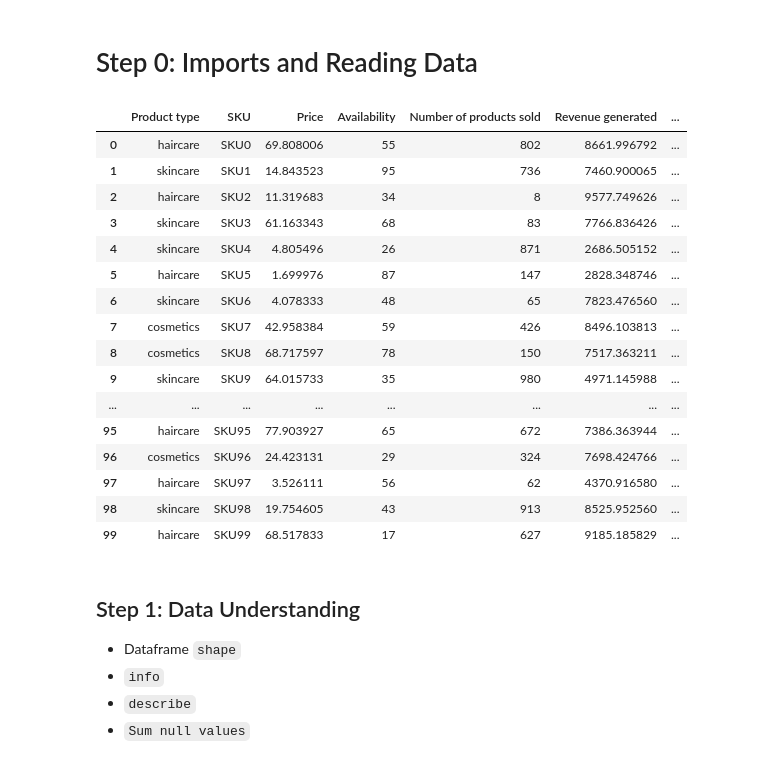
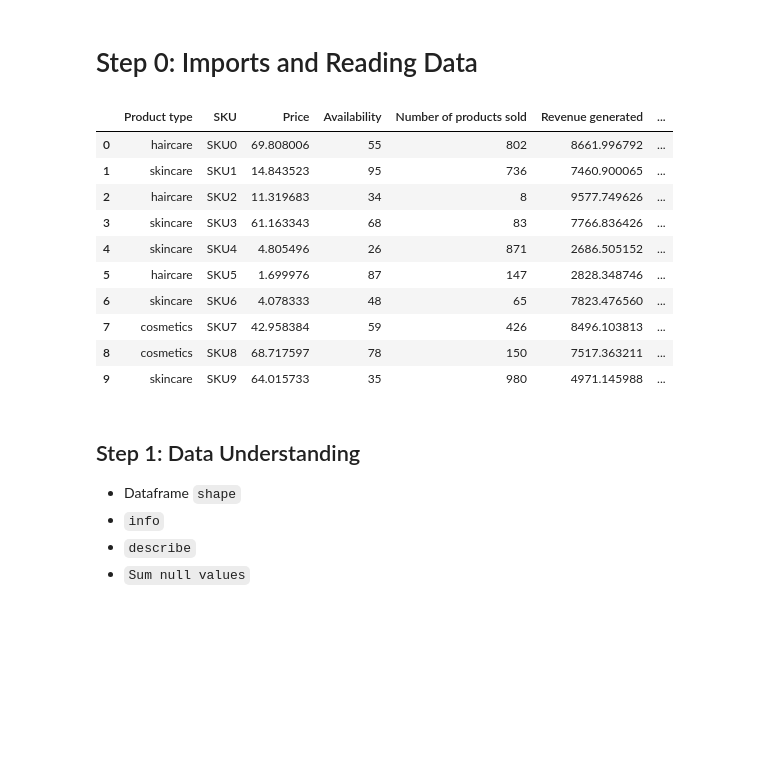
Before and after one commit to Kholeka98/Data_Cleaning_Excel, a Jupyter notebook: Exploratory data analysis -checkpoint.ipynb, the cells around one changed output. Cells and saved outputs as stored; diff of their text form; code cells hidden in the pictures; blank space fills up the shorter version.

```diff
--- a/Exploratory data analysis -checkpoint.ipynb
+++ b/Exploratory data analysis -checkpoint.ipynb
@@ -12,26 +12,20 @@ import seaborn as sn
 # %%
 pd.options.display.max_columns = None
 pd.options.display.max_rows = None
 data = pd.read_csv("supply_chain_data.csv")
-data
+data.head(10)
 # %% [output]
 |  | Product type | SKU | Price | Availability | Number of products sold | Revenue generated | ... |
 | 0 | haircare | SKU0 | 69.808006 | 55 | 802 | 8661.996792 | ... |
 | 1 | skincare | SKU1 | 14.843523 | 95 | 736 | 7460.900065 | ... |
 | 2 | haircare | SKU2 | 11.319683 | 34 | 8 | 9577.749626 | ... |
 | 3 | skincare | SKU3 | 61.163343 | 68 | 83 | 7766.836426 | ... |
 | 4 | skincare | SKU4 | 4.805496 | 26 | 871 | 2686.505152 | ... |
 | 5 | haircare | SKU5 | 1.699976 | 87 | 147 | 2828.348746 | ... |
 | 6 | skincare | SKU6 | 4.078333 | 48 | 65 | 7823.476560 | ... |
 | 7 | cosmetics | SKU7 | 42.958384 | 59 | 426 | 8496.103813 | ... |
 | 8 | cosmetics | SKU8 | 68.717597 | 78 | 150 | 7517.363211 | ... |
 | 9 | skincare | SKU9 | 64.015733 | 35 | 980 | 4971.145988 | ... |
-| ... | ... | ... | ... | ... | ... | ... | ... |
-| 95 | haircare | SKU95 | 77.903927 | 65 | 672 | 7386.363944 | ... |
-| 96 | cosmetics | SKU96 | 24.423131 | 29 | 324 | 7698.424766 | ... |
-| 97 | haircare | SKU97 | 3.526111 | 56 | 62 | 4370.916580 | ... |
-| 98 | skincare | SKU98 | 19.754605 | 43 | 913 | 8525.952560 | ... |
-| 99 | haircare | SKU99 | 68.517833 | 17 | 627 | 9185.185829 | ... |
 # %%
 df = data.copy()
 # %% [markdown]
```
